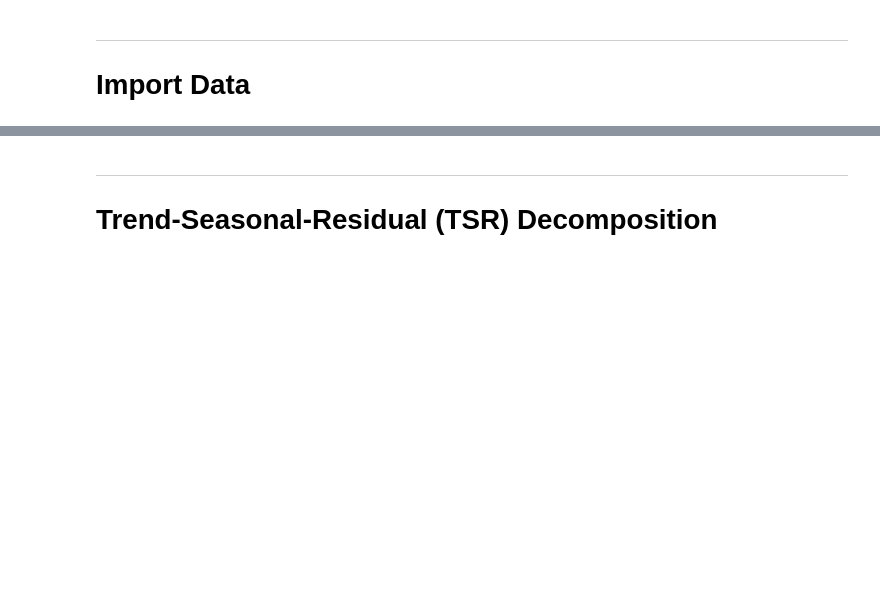
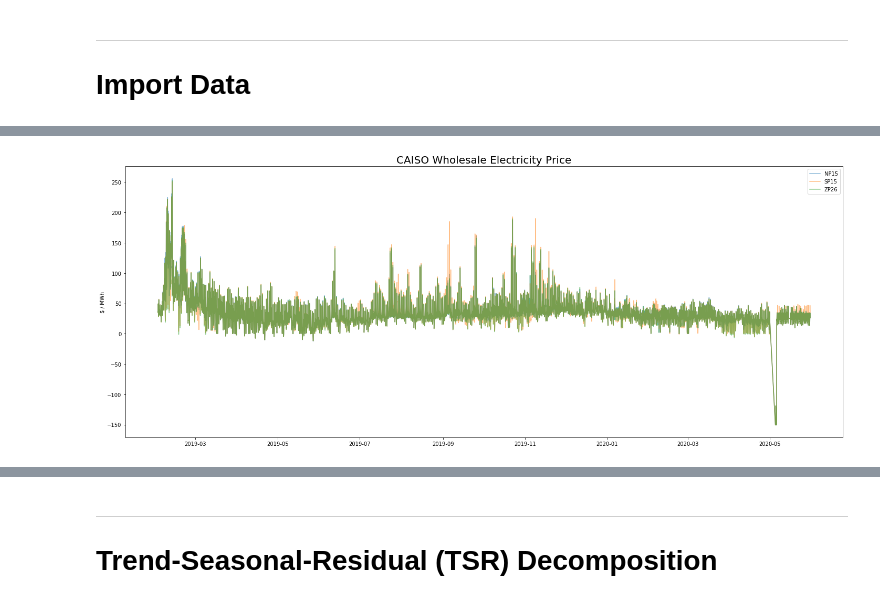
Before and after one commit to Morgan-Sell/caiso-price-forecast, a Jupyter notebook: arima.ipynb, the cells around one changed output, grey strips where cells are left out. Saved outputs shown, nothing was run; the diff lists cells and outputs as text; code cells hidden in the pictures; blank space fills up the shorter version.

```diff
--- a/arima.ipynb
+++ b/arima.ipynb
@@ -48,0 +80,18 @@ zp26_lmp = caiso['$_MWH_zp26']
+# %%
+np15_lmp = caiso['$_MWH_np15']
+sp15_lmp = caiso['$_MWH_sp15']
+zp26_lmp = caiso['$_MWH_zp26']
+all_lmp = [np15_lmp, sp15_lmp, zp26_lmp]
+hub_names = ['NP15', 'SP15', 'ZP26']
+idx_as_str = [str(i) for i in caiso.index]
+exog_variables = caiso[['day_week', 'other', 'solar', 'wind', 'net_exp_MW', 'load_MW', 'HH_$_mill_BTU']]
+# %%
+fig, ax = plt.subplots(figsize=(20,8))
+for curve, hub in zip(all_lmp, hub_names):
+    ax.plot(curve, label=hub, alpha=0.5)
+    ax.legend()
+ax.set_title('CAISO Wholesale Electricity Price', fontsize=20)
+ax.set_ylabel('$ / MWh')
+plt.tight_layout();
+# %% [output]
+[figure, added]
```
Also changed, not shown: parts of 22 cells of this notebook.
